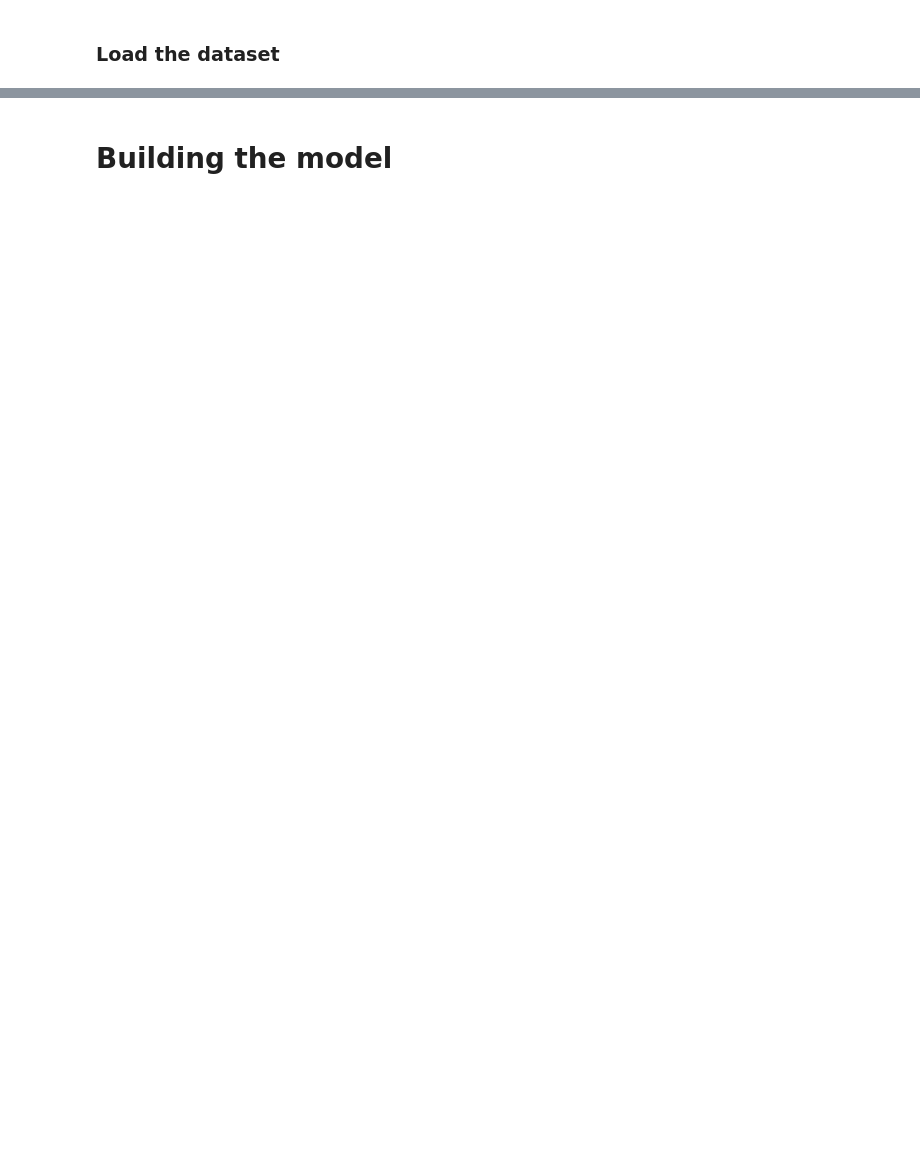
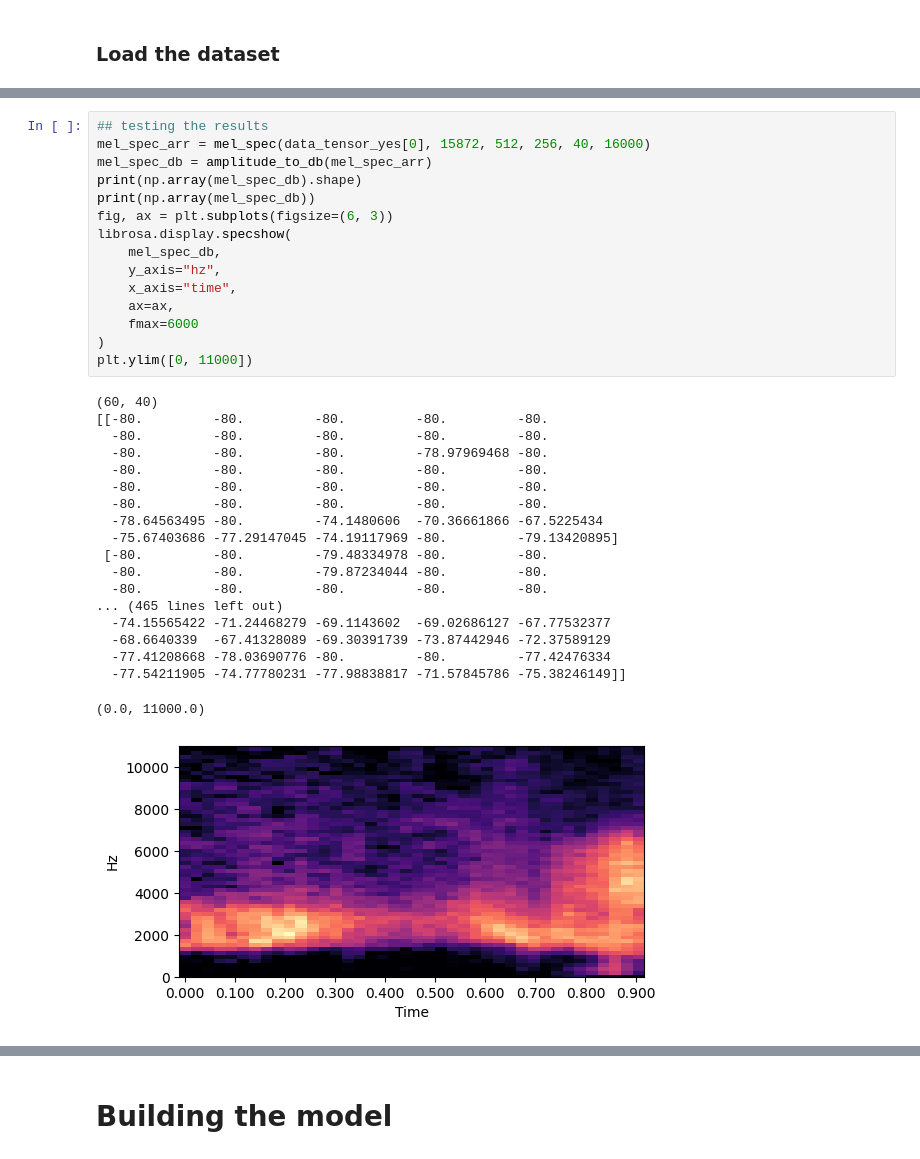
Before and after one commit to Wingman0618/Tiny_Machine_Learning, a Jupyter notebook: Keyword_spotting/KeywordSpotting.ipynb, the cells around one changed output, grey strips where cells are left out. Drawn from its saved outputs; the diff is of its cells as text; blank space fills up the shorter version.

Commit message:
Replacing the librosa with custom mel_spectrogam generator function

```diff
--- a/Keyword_spotting/KeywordSpotting.ipynb
+++ b/Keyword_spotting/KeywordSpotting.ipynb
@@ -108,0 +201,35 @@ for i in data_tensor_test_no:
+# %%
+## testing the results
+mel_spec_arr = mel_spec(data_tensor_yes[0], 15872, 512, 256, 40, 16000)
+mel_spec_db = amplitude_to_db(mel_spec_arr)
+print(np.array(mel_spec_db).shape)
+print(np.array(mel_spec_db))
+fig, ax = plt.subplots(figsize=(6, 3))
+librosa.display.specshow(
+    mel_spec_db,
+    y_axis="hz",
+    x_axis="time",
+    ax=ax,
+    fmax=6000
+)
+plt.ylim([0, 11000])
+# %% [output]
+(60, 40)
+[[-80.         -80.         -80.         -80.         -80.
+  -80.         -80.         -80.         -80.         -80.
+  -80.         -80.         -80.         -78.97969468 -80.
+  -80.         -80.         -80.         -80.         -80.
+  -80.         -80.         -80.         -80.         -80.
+  -80.         -80.         -80.         -80.         -80.
+  -78.64563495 -80.         -74.1480606  -70.36661866 -67.5225434
+  -75.67403686 -77.29147045 -74.19117969 -80.         -79.13420895]
+ [-80.         -80.         -79.48334978 -80.         -80.
+  -80.         -80.         -79.87234044 -80.         -80.
+  -80.         -80.         -80.         -80.         -80.
+... (465 lines left out)
+  -74.15565422 -71.24468279 -69.1143602  -69.02686127 -67.77532377
+  -68.6640339  -67.41328089 -69.30391739 -73.87442946 -72.37589129
+  -77.41208668 -78.03690776 -80.         -80.         -77.42476334
+  -77.54211905 -74.77780231 -77.98838817 -71.57845786 -75.38246149]]
+(0.0, 11000.0)
+[figure, added]
```
Also changed, not shown: parts of 19 cells of this notebook, 13 other files.
